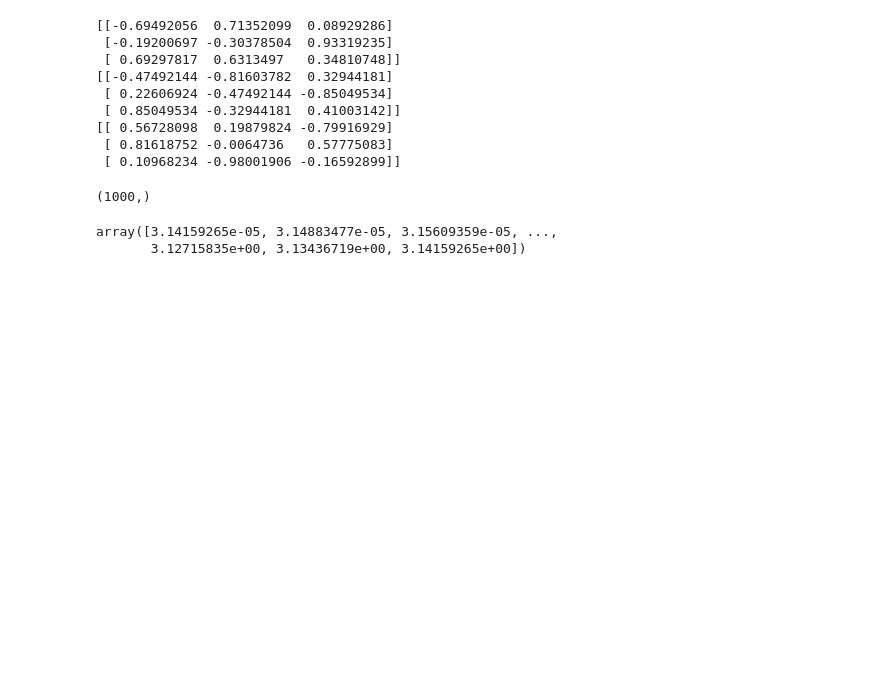
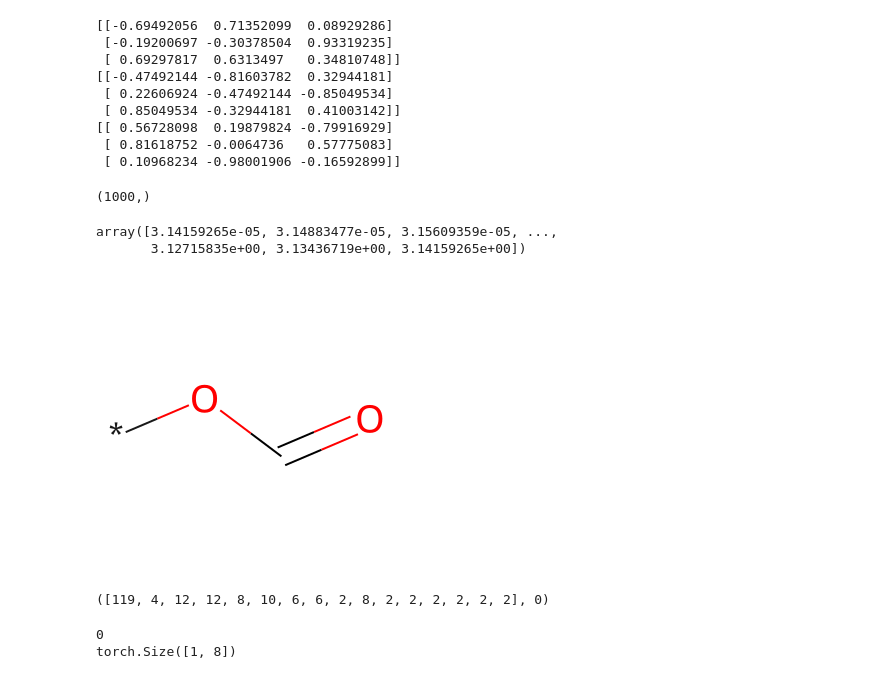
Before and after one commit to lyndonlens/DiffDock, a Jupyter notebook: test_pdb_parser.ipynb, the cells around one changed output. Saved outputs shown, nothing was run; the diff lists cells and outputs as text; code cells hidden in the pictures; blank space fills up the shorter version.

```diff
--- a/test_pdb_parser.ipynb
+++ b/test_pdb_parser.ipynb
@@ -1191,3 +1191,12 @@ x
 # %% [output]
 array([3.14159265e-05, 3.14883477e-05, 3.15609359e-05, ...,
        3.12715835e+00, 3.13436719e+00, 3.14159265e+00])
+# %%
+import rdkit
+from rdkit import Chem
+from rdkit.Chem import Draw
+smi = 'C(O*)(=O)'
+mol = Chem.MolFromSmiles(smi)
+Draw.MolToImage(mol)
+# %% [output]
+[figure, added]
@@ -1193,0 +1261,21 @@ array([3.14159265e-05, 3.14883477e-05, 3.15609359e-05, ...,
+# %%
+print(lig_feature_dims)
+# %% [output]
+([119, 4, 12, 12, 8, 10, 6, 6, 2, 8, 2, 2, 2, 2, 2, 2], 0)
+# %%
+import torch
+atom_embedding_list = torch.nn.ModuleList()
+emb_dim = 8
+for i, dim in enumerate(lig_feature_dims[0]):
+    emb = torch.nn.Embedding(dim, emb_dim)
+    torch.nn.init.xavier_uniform_(emb.weight.data)
+    atom_embedding_list.append(emb)
+
+x = torch.tensor([[79,2,6,5,2,9,5,5,1,7,0,1,0,1,0,1]])
+x_embedding = 0
+for i in range(len(lig_feature_dims[0])):
+    x_embedding += atom_embedding_list[i](x[:, i].long())
+print(x_embedding.shape)
+# %% [output]
+0
+torch.Size([1, 8])
```
Also changed, not shown: parts of 1 cell of this notebook, 3 other files.
